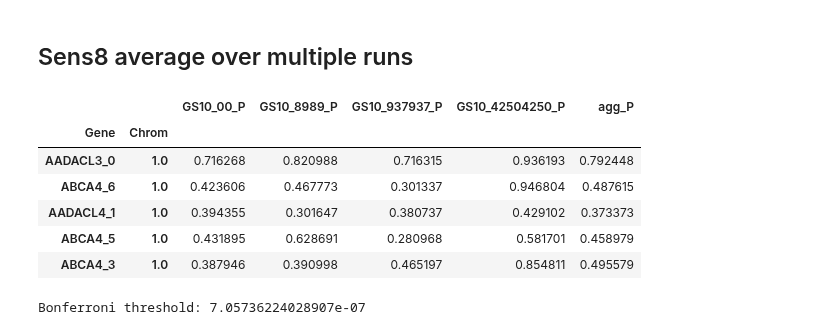
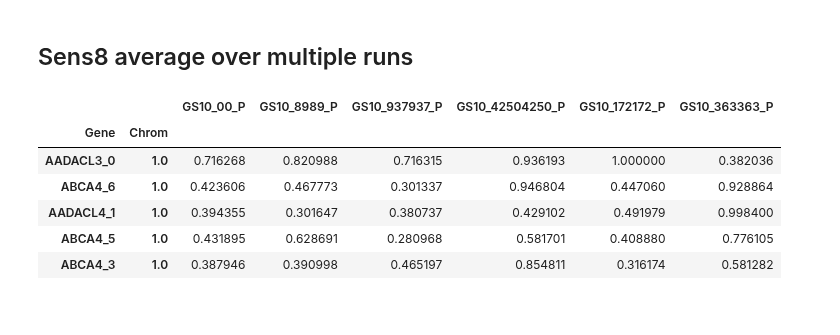
Before and after one commit to titoghose/GWANN, a Jupyter notebook: Code_AD/sensitivity_plots.ipynb, the cells around one changed output. Saved outputs shown, nothing was run; the diff lists cells and outputs as text; code cells hidden in the pictures.

```diff
--- a/Code_AD/sensitivity_plots.ipynb
+++ b/Code_AD/sensitivity_plots.ipynb
@@ -918,53 +918,34 @@ with open('./params/reviewer_rerun_Sens8hit_overlap_2runs_.txt', 'w') as f:
 ## Sens8 average over multiple runs
 # %%
 grp_sizes = [10]
-tseeds = [0, 89, 937, 4250]
-rseeds = [0, 89, 937, 4250]
+tseeds = [0, 89, 937, 4250, 172, 363]
+rseeds = [0, 89, 937, 4250, 172, 363]
 metric = 'Loss'
 greater_is_better = False
 version = 'v4'
 
 comb_df = None
 for gs in grp_sizes:
     for tseed, rseed in zip(tseeds, rseeds):
         exp_name = f'Sens8_{tseed}{rseed}_GS{gs}_{version}'
         exp_folder = f'./results_{exp_name}'
         summ_df = pd.read_csv(f'{exp_folder}/FH_AD_{metric}_{exp_name}_summary.csv')
         summ_df[f'GS{gs}_{tseed}{rseed}_P'] = summ_df['P'].values
 
         if comb_df is None:
             comb_df = summ_df[['Gene', 'Chrom', f'GS{gs}_{tseed}{rseed}_P']]
         else:
             summ_df = summ_df[['Gene', f'GS{gs}_{tseed}{rseed}_P']]
             comb_df = pd.merge(comb_df, summ_df, left_on='Gene', right_on='Gene',
                                how='outer')
 
 comb_df.set_index(['Gene', 'Chrom'], inplace=True)
-comb_df['agg_P'] = comb_df.apply(lambda x: np.mean(np.log10(x)), axis=1).values
-comb_df['agg_P'] = 10**comb_df['agg_P'].values
 comb_df.head()
 # %% [output]
-|  |  | GS10_00_P | GS10_8989_P | GS10_937937_P | GS10_42504250_P | agg_P |
-| Gene | Chrom |  |  |  |  |  |
-| AADACL3_0 | 1.0 | 0.716268 | 0.820988 | 0.716315 | 0.936193 | 0.792448 |
-| ABCA4_6 | 1.0 | 0.423606 | 0.467773 | 0.301337 | 0.946804 | 0.487615 |
-| AADACL4_1 | 1.0 | 0.394355 | 0.301647 | 0.380737 | 0.429102 | 0.373373 |
-| ABCA4_5 | 1.0 | 0.431895 | 0.628691 | 0.280968 | 0.581701 | 0.458979 |
-| ABCA4_3 | 1.0 | 0.387946 | 0.390998 | 0.465197 | 0.854811 | 0.495579 |
+|  |  | GS10_00_P | GS10_8989_P | GS10_937937_P | GS10_42504250_P | GS10_172172_P | GS10_363363_P |
+| Gene | Chrom |  |  |  |  |  |  |
+| AADACL3_0 | 1.0 | 0.716268 | 0.820988 | 0.716315 | 0.936193 | 1.000000 | 0.382036 |
+| ABCA4_6 | 1.0 | 0.423606 | 0.467773 | 0.301337 | 0.946804 | 0.447060 | 0.928864 |
+| AADACL4_1 | 1.0 | 0.394355 | 0.301647 | 0.380737 | 0.429102 | 0.491979 | 0.998400 |
+| ABCA4_5 | 1.0 | 0.431895 | 0.628691 | 0.280968 | 0.581701 | 0.408880 | 0.776105 |
+| ABCA4_3 | 1.0 | 0.387946 | 0.390998 | 0.465197 | 0.854811 | 0.316174 | 0.581282 |
-# %%
-_, corr_p, _, alpha_bonf = multipletests(comb_df['agg_P'].values, method='bonferroni')
-print(f'Bonferroni threshold: {alpha_bonf}')
-
-gene_comb_df = comb_df.copy()
-gene_comb_df['adj_agg_P'] = corr_p
-gene_comb_df.reset_index(inplace=True)
-
-summ_df = gene_comb_df.copy()
-summ_df.rename(columns={'adj_agg_P':'P_bonf', 'agg_P':'P'},
-               inplace=True)
-summ_df = summ_df[['Gene', 'Chrom', 'P', 'P_bonf']]
-summ_df.head()
-summ_df.to_csv('results_Sens8_v4_avg/FH_AD_Loss_Sens8_v4_avg_summary.csv',
-               index=False)
-# %% [output]
-Bonferroni threshold: 7.05736224028907e-07
```
Also changed, not shown: parts of 10 cells of this notebook, 2 other files.
